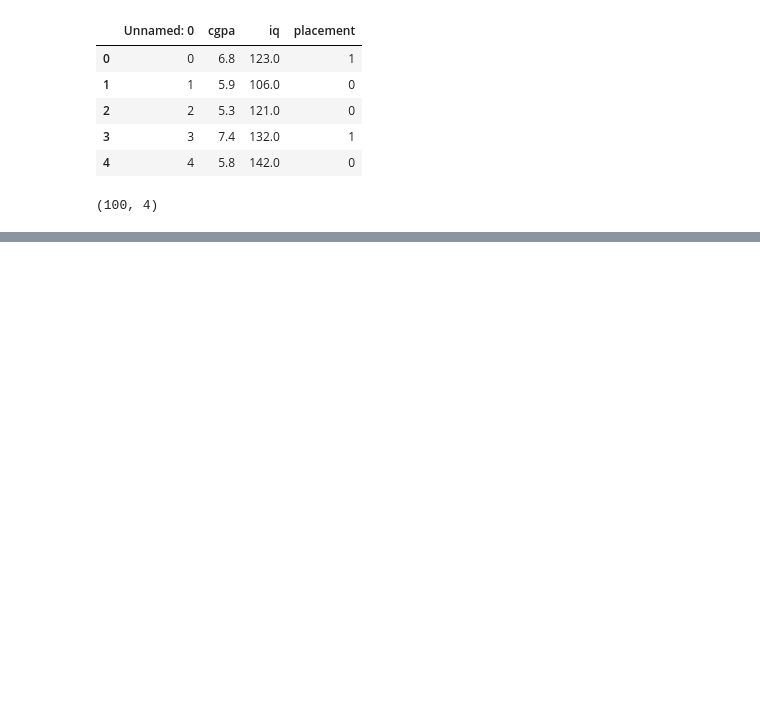
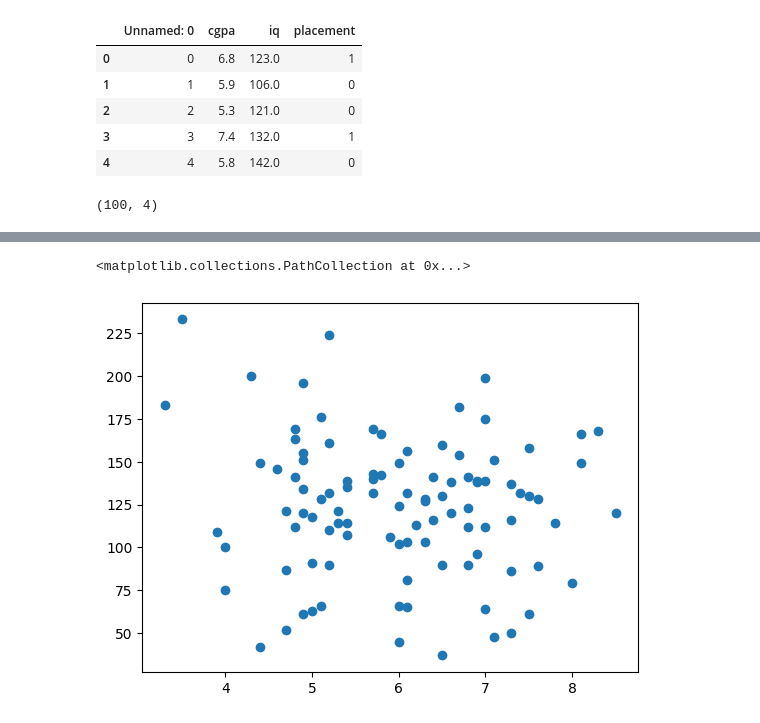
Before and after one commit to Narotam-Mishra/machine-learning-concepts, a Jupyter notebook: core-ml/end-to-end-ml.ipynb, the cells around one changed output, grey strips where cells are left out. Drawn from its saved outputs; the diff is of its cells as text; code cells hidden in the pictures; blank space fills up the shorter version.

```diff
--- a/core-ml/end-to-end-ml.ipynb
+++ b/core-ml/end-to-end-ml.ipynb
@@ -29,0 +55,6 @@ df.head()
+# %%
+# scatter plot for student's cgpa and iq
+plt.scatter(df['cgpa'], df['iq'])
+# %% [output]
+<matplotlib.collections.PathCollection at 0x...>
+[figure, added]
```
Also changed, not shown: parts of 23 cells of this notebook, 3 other files.
